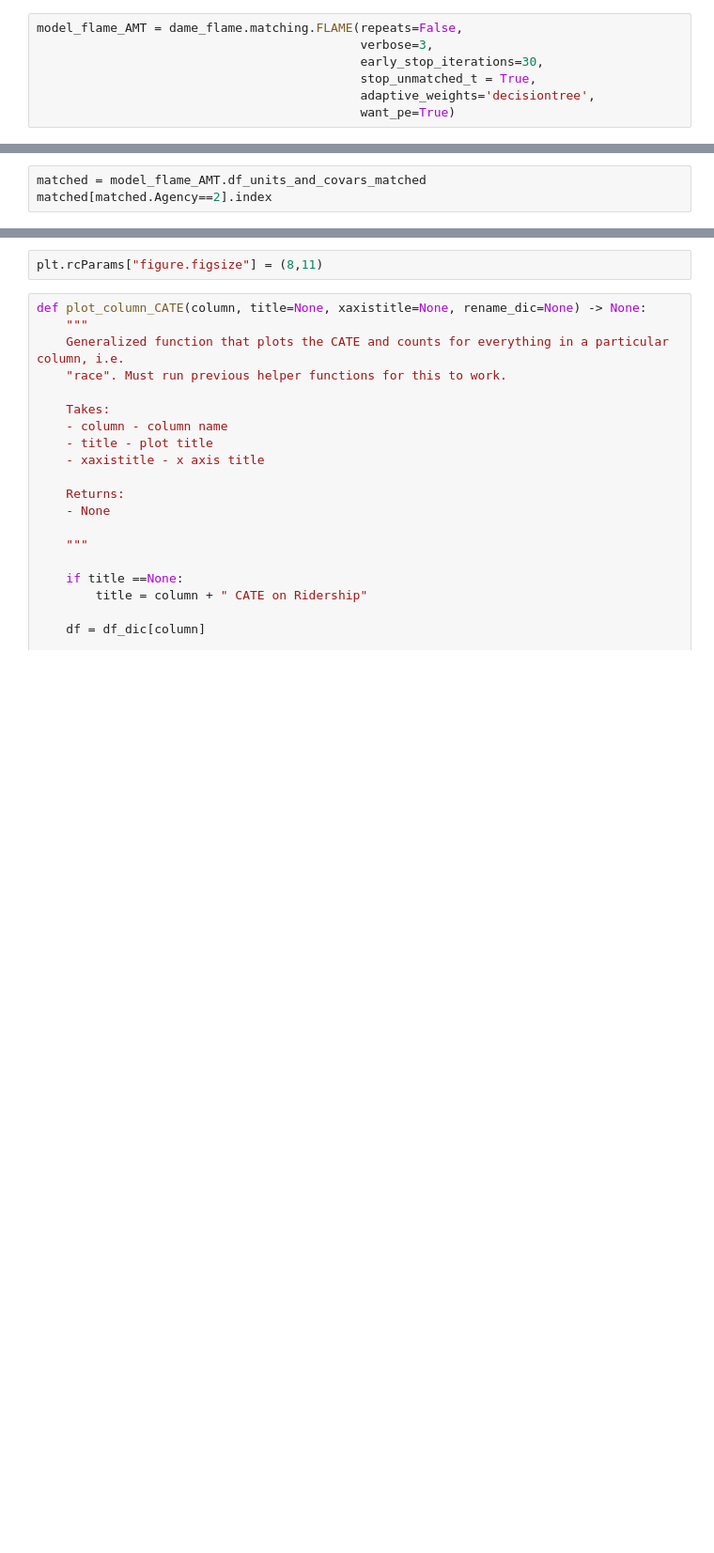
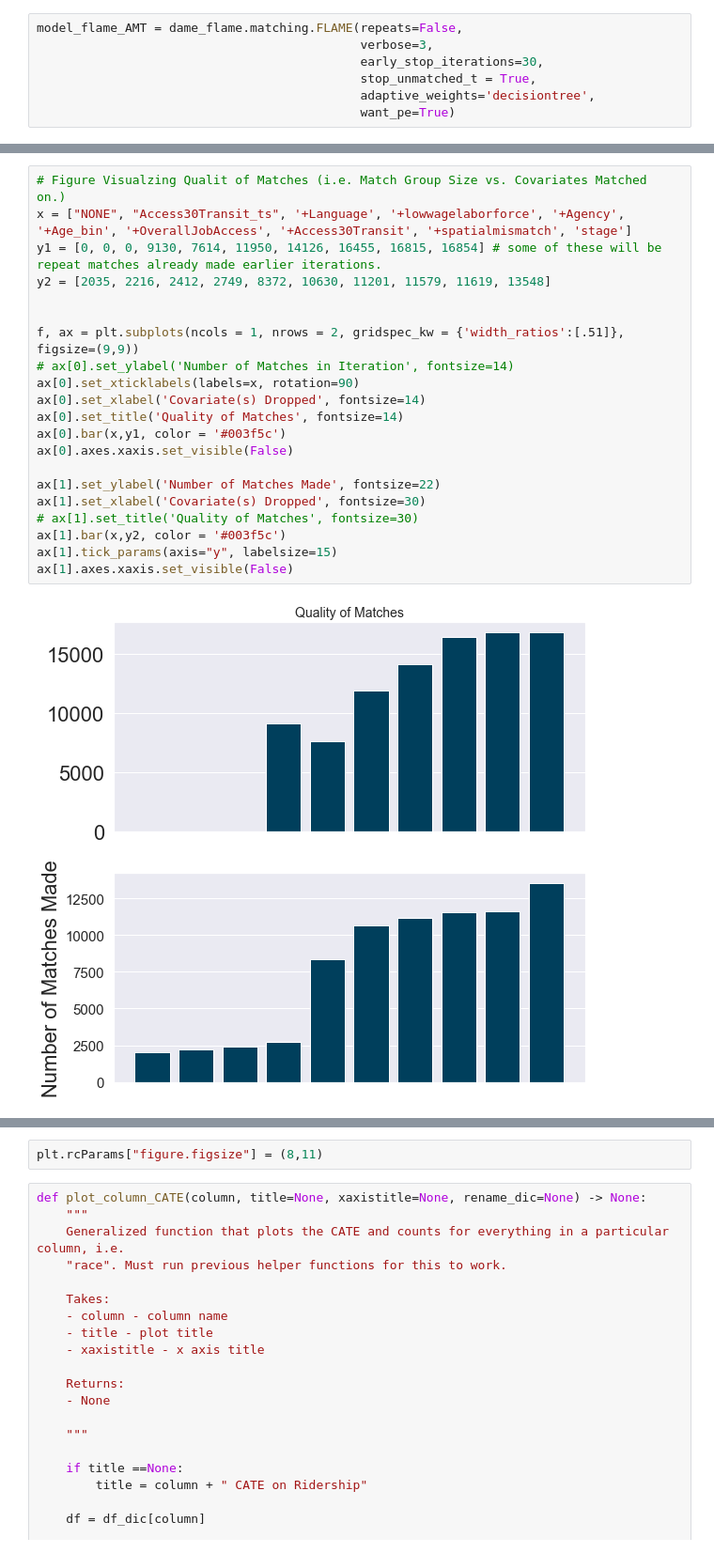
Before and after one commit to albertyusun/cisil-causal-inference, a Jupyter notebook: FLAMESAP-ridership.ipynb, the cells around one changed output, grey strips where cells are left out. Shown at 94% size. Drawn from its saved outputs; the diff is of its cells as text; blank space fills up the shorter version.

```diff
--- a/FLAMESAP-ridership.ipynb
+++ b/FLAMESAP-ridership.ipynb
@@ -43,3 +115,23 @@ result_flame_AMT = model_flame_AMT.predict(df_clean_ridership)
-# %%
-matched = model_flame_AMT.df_units_and_covars_matched
-matched[matched.Agency==2].index
+# %%
+# Figure Visualzing Qualit of Matches (i.e. Match Group Size vs. Covariates Matched on.)
+x = ["NONE", "Access30Transit_ts", '+Language', '+lowwagelaborforce', '+Agency', '+Age_bin', '+OverallJobAccess', '+Access30Transit', '+spatialmismatch', 'stage']
+y1 = [0, 0, 0, 9130, 7614, 11950, 14126, 16455, 16815, 16854] # some of these will be repeat matches already made earlier iterations.
+y2 = [2035, 2216, 2412, 2749, 8372, 10630, 11201, 11579, 11619, 13548]
+
+
+f, ax = plt.subplots(ncols = 1, nrows = 2, gridspec_kw = {'width_ratios':[.51]}, figsize=(9,9))
+# ax[0].set_ylabel('Number of Matches in Iteration', fontsize=14)
+ax[0].set_xticklabels(labels=x, rotation=90)
+ax[0].set_xlabel('Covariate(s) Dropped', fontsize=14)
+ax[0].set_title('Quality of Matches', fontsize=14)
+ax[0].bar(x,y1, color = '#003f5c')
+ax[0].axes.xaxis.set_visible(False)
+
+ax[1].set_ylabel('Number of Matches Made', fontsize=22)
+ax[1].set_xlabel('Covariate(s) Dropped', fontsize=30)
+# ax[1].set_title('Quality of Matches', fontsize=30)
+ax[1].bar(x,y2, color = '#003f5c')
+ax[1].tick_params(axis="y", labelsize=15)
+ax[1].axes.xaxis.set_visible(False)
+# %% [output]
+[figure, added]
```
Also changed, not shown: parts of 50 cells of this notebook.
